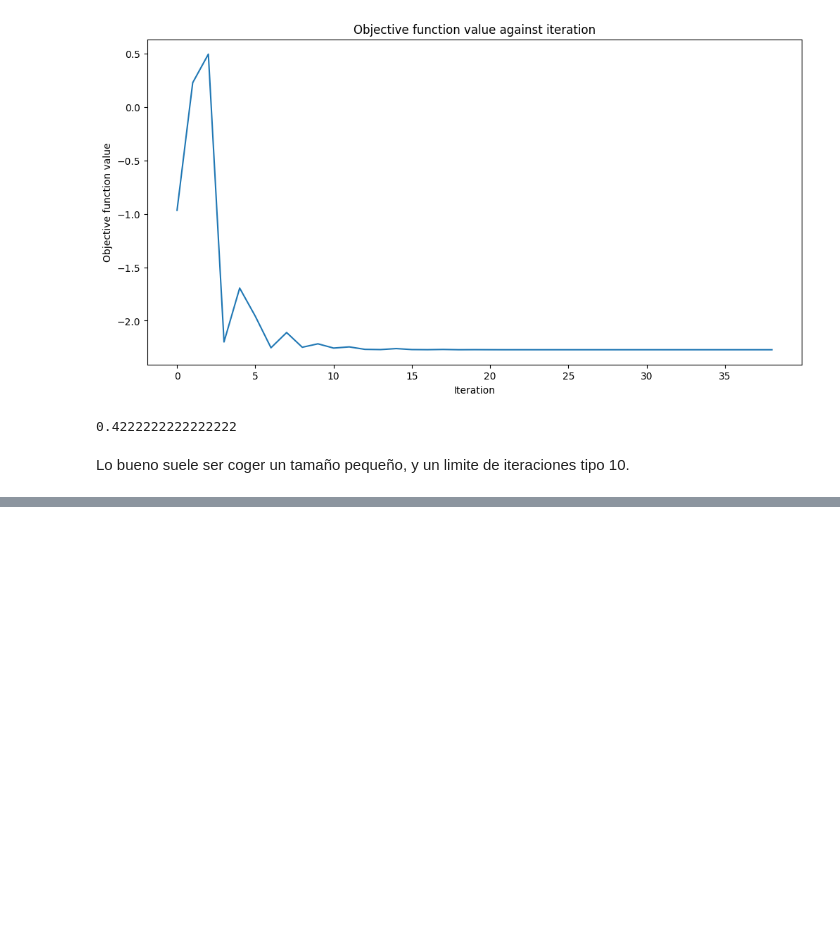
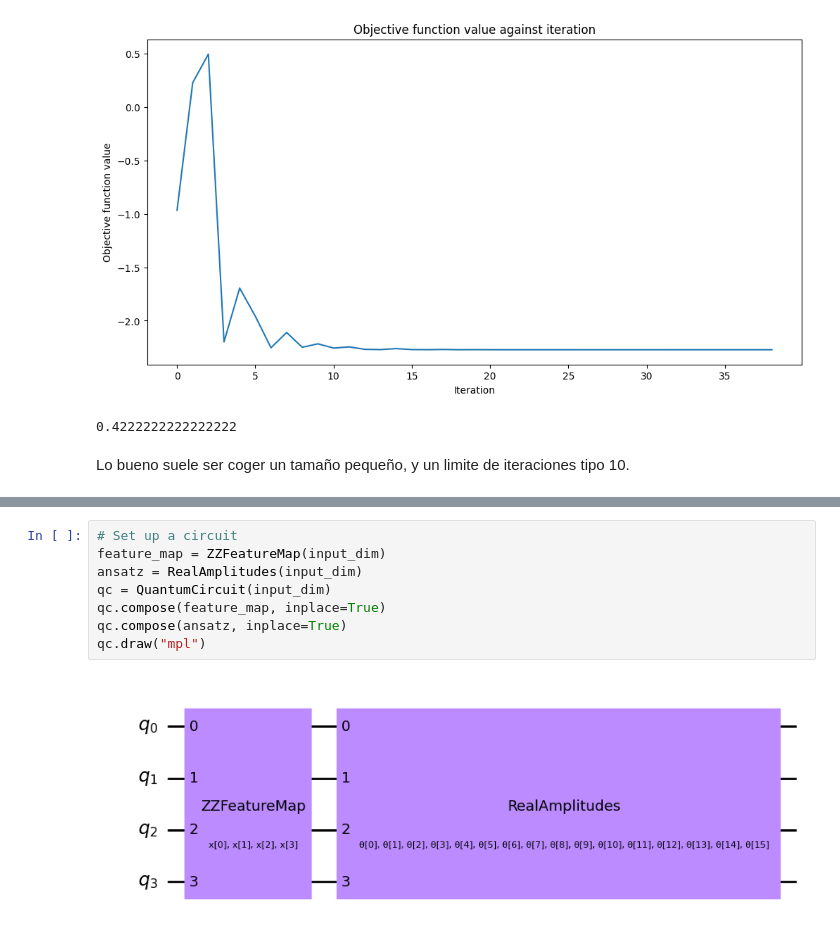
Before and after one commit to patriciamediavilla/L1P2, a Jupyter notebook: redesneuronales.ipynb, the cells around one changed output, grey strips where cells are left out. Drawn from its saved outputs; the diff is of its cells as text; blank space fills up the shorter version.

```diff
--- a/redesneuronales.ipynb
+++ b/redesneuronales.ipynb
@@ -676,0 +709,10 @@ Lo bueno suele ser coger un tamaño pequeño, y un limite de iteraciones tipo 10
+# %%
+# Set up a circuit
+feature_map = ZZFeatureMap(input_dim)
+ansatz = RealAmplitudes(input_dim)
+qc = QuantumCircuit(input_dim)
+qc.compose(feature_map, inplace=True)
+qc.compose(ansatz, inplace=True)
+qc.draw("mpl")
+# %% [output]
+[figure, added]
```
Also changed, not shown: parts of 9 cells of this notebook.
